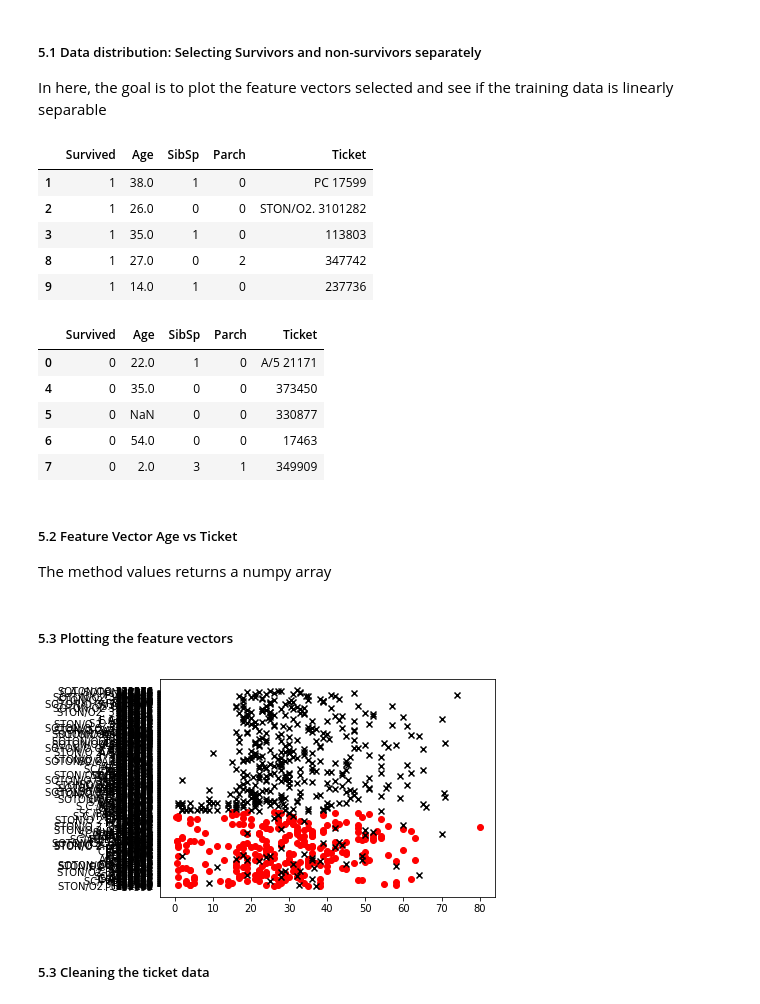
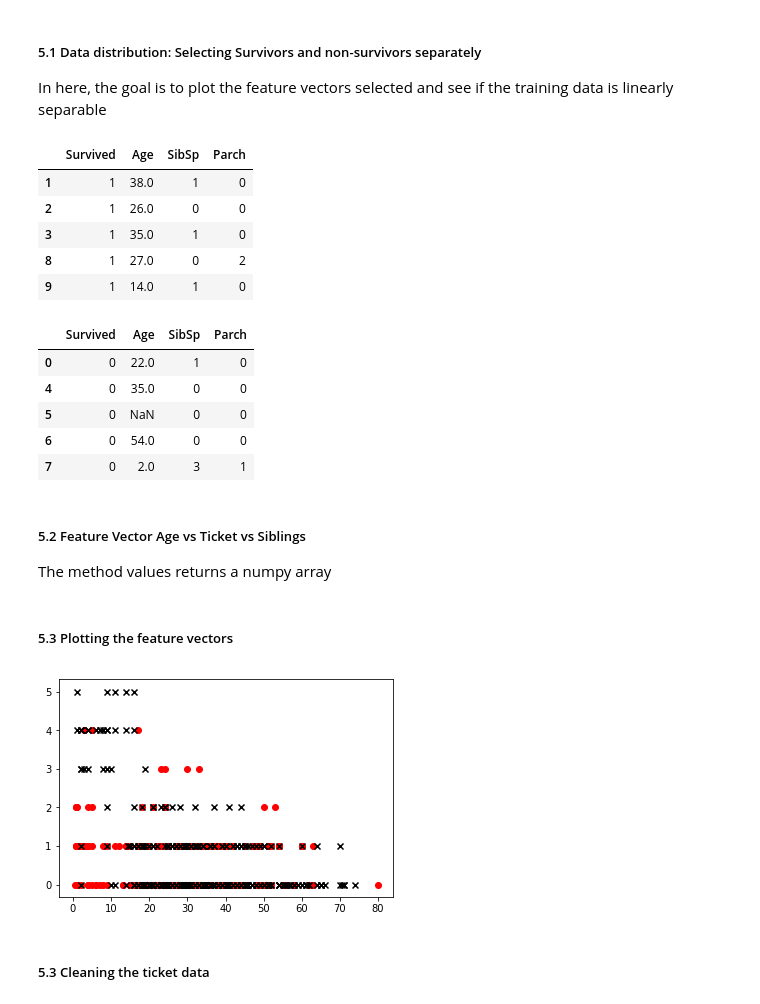
Before and after one commit to WilliamGalindezArias/Kaggle, a Jupyter notebook: Titanic/svm_titanic.ipynb, the cells around one changed output. Cells and saved outputs as stored; diff of their text form; code cells hidden in the pictures.

```diff
--- a/Titanic/svm_titanic.ipynb
+++ b/Titanic/svm_titanic.ipynb
@@ -20,7 +27,7 @@ passengers.head()
 
 I select certain columns to build my feature vector
 # %%
-passengers = passengers.loc[:, ['Survived', 'Age', 'SibSp', 'Parch', 'Ticket']]
+passengers = passengers.loc[:, ['Survived', 'Age', 'SibSp', 'Parch',]]
 # Sanity Check, observe the data filtered
 passengers.head()
 # %% [output]
@@ -47,38 +54,40 @@ survivor_list = passengers.loc[passengers['Survived']==1]
 # sanity check
 survivor_list.head()
 # %% [output]
-|  | Survived | Age | SibSp | Parch | Ticket |
-| 1 | 1 | 38.0 | 1 | 0 | PC 17599 |
-| 2 | 1 | 26.0 | 0 | 0 | STON/O2. 3101282 |
-| 3 | 1 | 35.0 | 1 | 0 | 113803 |
-| 8 | 1 | 27.0 | 0 | 2 | 347742 |
-| 9 | 1 | 14.0 | 1 | 0 | 237736 |
+|  | Survived | Age | SibSp | Parch |
+| 1 | 1 | 38.0 | 1 | 0 |
+| 2 | 1 | 26.0 | 0 | 0 |
+| 3 | 1 | 35.0 | 1 | 0 |
+| 8 | 1 | 27.0 | 0 | 2 |
+| 9 | 1 | 14.0 | 1 | 0 |
 # %%
 dead_list = passengers.loc[passengers['Survived']==0]
 dead_list.head()
 # %% [output]
-|  | Survived | Age | SibSp | Parch | Ticket |
-| 0 | 0 | 22.0 | 1 | 0 | A/5 21171 |
-| 4 | 0 | 35.0 | 0 | 0 | 373450 |
-| 5 | 0 | NaN | 0 | 0 | 330877 |
-| 6 | 0 | 54.0 | 0 | 0 | 17463 |
-| 7 | 0 | 2.0 | 3 | 1 | 349909 |
+|  | Survived | Age | SibSp | Parch |
+| 0 | 0 | 22.0 | 1 | 0 |
+| 4 | 0 | 35.0 | 0 | 0 |
+| 5 | 0 | NaN | 0 | 0 |
+| 6 | 0 | 54.0 | 0 | 0 |
+| 7 | 0 | 2.0 | 3 | 1 |
 # %% [markdown]
-##### 5.2 Feature Vector Age vs Ticket
+##### 5.2 Feature Vector Age vs Ticket vs Siblings
 The method values returns a numpy array
 # %%
 dead_age = dead_list['Age'].values
-dead_ticket = dead_list['Ticket'].values
+#dead_ticket = dead_list['Ticket'].values
+dead_siblings = dead_list['SibSp'].values
 
 survivor_age = survivor_list['Age'].values
-survivor_ticket = survivor_list['Ticket'].values
+#survivor_ticket = survivor_list['Ticket'].values
+survivor_siblings = survivor_list['SibSp'].values
 # %% [markdown]
 ##### 5.3 Plotting the feature vectors
 # %%
-plt_survivor = plt.scatter(survivor_age, survivor_ticket, color = 'Red', marker = 'o')
-plt_dead = plt.scatter(dead_age, dead_ticket, color = 'Black', marker='x')
+plt_survivor = plt.scatter(survivor_age, survivor_siblings, color = 'Red', marker = 'o')
+plt_dead = plt.scatter(dead_age, dead_siblings, color = 'Black', marker='x')
 # %% [output]
-[figure, old version]
+[figure, new version]
 # %% [markdown]
 ##### 5.3 Cleaning the ticket data
 # %%
```
Also changed, not shown: parts of 17 cells of this notebook.
